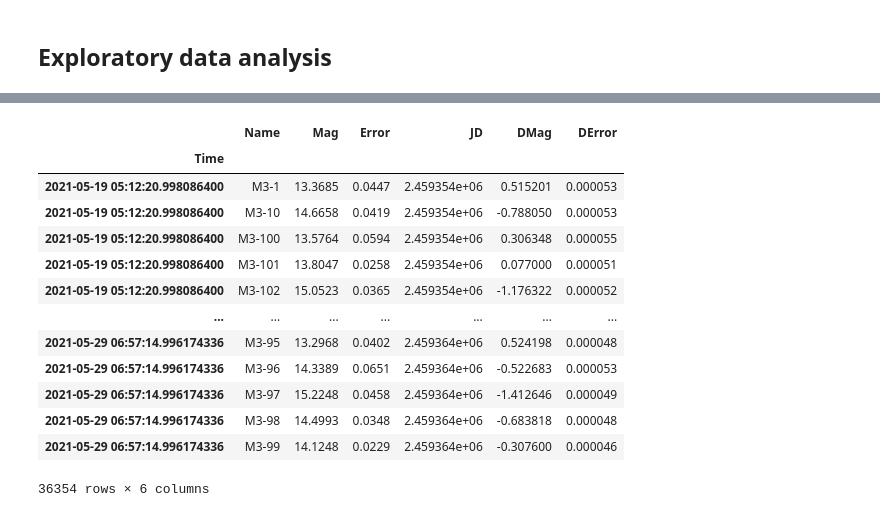
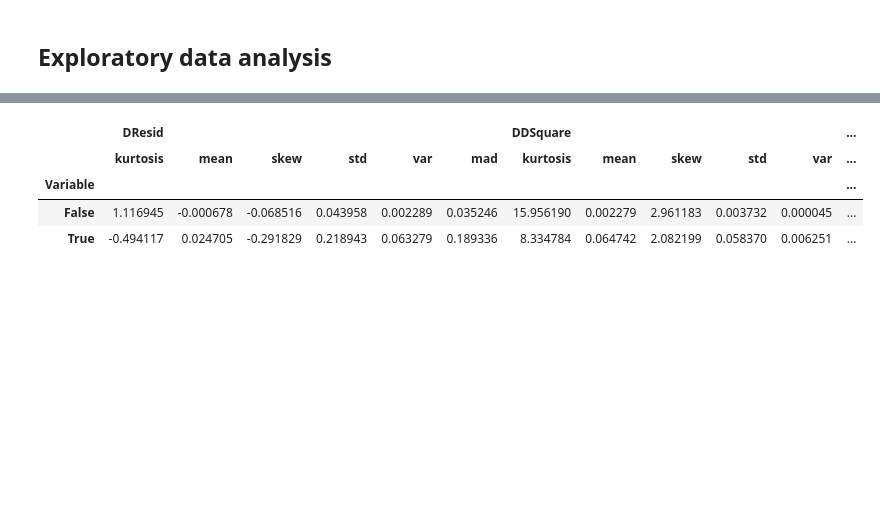
Before and after one commit to HMVoden/differential-photometry, a Jupyter notebook: VariationDetectionSandbox.ipynb, the cells around one changed output, grey strips where cells are left out. Saved outputs shown, nothing was run; the diff lists cells and outputs as text; code cells hidden in the pictures; blank space fills up the shorter version.

```diff
--- a/VariationDetectionSandbox.ipynb
+++ b/VariationDetectionSandbox.ipynb
@@ -8,11 +8,6 @@ from pathlib import Path
 data = Path("./data/M3_2nights_rawPhotometry.csv")
 df = pd.read_csv(data, usecols=("Name  ", "Mag   ", "Error ", "JD"))
 df.columns = [x.strip() for x in df.columns]
-df["Mag"] = pd.to_numeric(df["Mag"], errors="coerce")
-df["Error"] = pd.to_numeric(df["Error"], errors="coerce")
-df["Time"] = pd.to_datetime(df["JD"], unit='D', origin='julian')
-df["JD"] = pd.to_numeric(df["JD"], errors="coerce")
-df = df.set_index("Time")
 # %% [markdown]
 ## Fix any issues with the data
 # %%
@@ -87,17 +117,10 @@ dtype: object
-# %%
-df
-# %% [output]
-|  | Name | Mag | Error | JD | DMag | DError |
-| Time |  |  |  |  |  |  |
-| 2021-05-19 05:12:20.998086400 | M3-1 | 13.3685 | 0.0447 | 2.459354e+06 | 0.515201 | 0.000053 |
-| 2021-05-19 05:12:20.998086400 | M3-10 | 14.6658 | 0.0419 | 2.459354e+06 | -0.788050 | 0.000053 |
-| 2021-05-19 05:12:20.998086400 | M3-100 | 13.5764 | 0.0594 | 2.459354e+06 | 0.306348 | 0.000055 |
-| 2021-05-19 05:12:20.998086400 | M3-101 | 13.8047 | 0.0258 | 2.459354e+06 | 0.077000 | 0.000051 |
-| 2021-05-19 05:12:20.998086400 | M3-102 | 15.0523 | 0.0365 | 2.459354e+06 | -1.176322 | 0.000052 |
-| ... | ... | ... | ... | ... | ... | ... |
-| 2021-05-29 06:57:14.996174336 | M3-95 | 13.2968 | 0.0402 | 2.459364e+06 | 0.524198 | 0.000048 |
-| 2021-05-29 06:57:14.996174336 | M3-96 | 14.3389 | 0.0651 | 2.459364e+06 | -0.522683 | 0.000053 |
-| 2021-05-29 06:57:14.996174336 | M3-97 | 15.2248 | 0.0458 | 2.459364e+06 | -1.412646 | 0.000049 |
-| 2021-05-29 06:57:14.996174336 | M3-98 | 14.4993 | 0.0348 | 2.459364e+06 | -0.683818 | 0.000048 |
-| 2021-05-29 06:57:14.996174336 | M3-99 | 14.1248 | 0.0229 | 2.459364e+06 | -0.307600 | 0.000046 |
-36354 rows × 6 columns
+# %%
+from functools import partial
+fisher_k = partial(kurtosis, fisher=True)
+df.groupby(["Variable", "Name"]).agg({"DResid": [fisher_k, "mean", skew, "std", "var", "mad"], "DDSquare" : [fisher_k, "mean", skew, "std", "var", "mad"]}).groupby("Variable").mean()
+# %% [output]
+|  | DResid |  |  |  |  |  | DDSquare |  |  |  |  | ... |
+|  | kurtosis | mean | skew | std | var | mad | kurtosis | mean | skew | std | var | ... |
+| Variable |  |  |  |  |  |  |  |  |  |  |  | ... |
+| False | 1.116945 | -0.000678 | -0.068516 | 0.043958 | 0.002289 | 0.035246 | 15.956190 | 0.002279 | 2.961183 | 0.003732 | 0.000045 | ... |
+| True | -0.494117 | 0.024705 | -0.291829 | 0.218943 | 0.063279 | 0.189336 | 8.334784 | 0.064742 | 2.082199 | 0.058370 | 0.006251 | ... |
```
Also changed, not shown: parts of 9 cells of this notebook, 3 other files.
